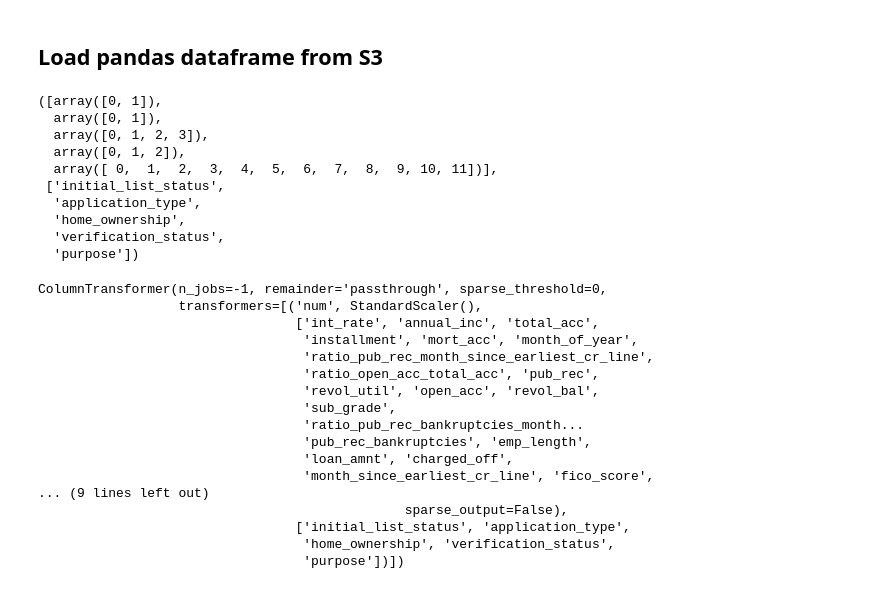
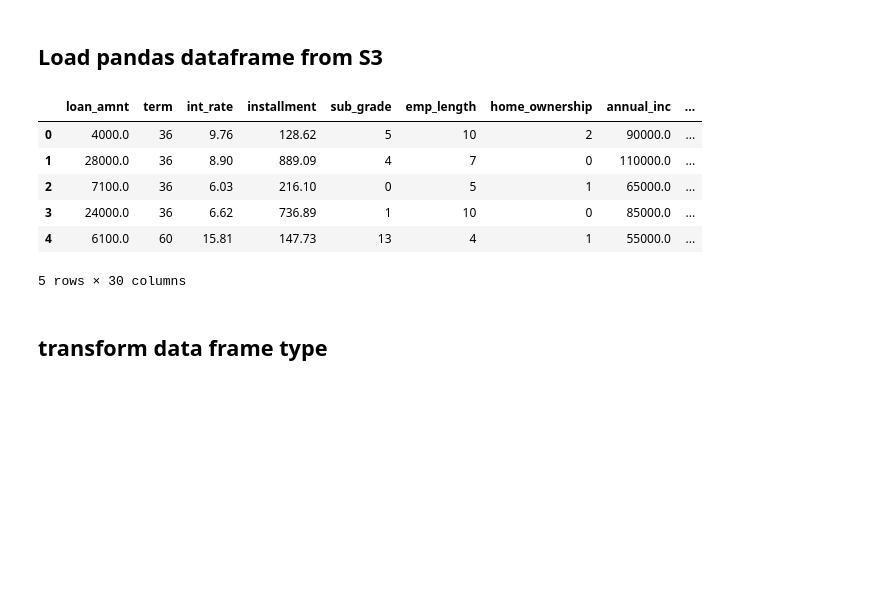
Before and after one commit to serval-uni-lu/idoml-pipeline-example-lcld, a Jupyter notebook: model_training.ipynb, the cells around one changed output. Cells and saved outputs as stored; diff of their text form; code cells hidden in the pictures; blank space fills up the shorter version.

Commit message:
Update Model training and env var for minio

```diff
--- a/model_training.ipynb
+++ b/model_training.ipynb
@@ -25,2 +22,6 @@ FEATURE_FILENAME = 'lcld/feature_data'
+# %%
+MINIO_ENDPOINT = 'http://minio.idoml.precision.uni.lux'
+
+FEATURE_FILENAME = 'lcld/feature_data'
 # %%
 bucket_name = 'datasets'
@@ -31,12 +32,19 @@ filepath = f'{bucket_name}/{CLEANED_FILENAME}.csv'
 df = pd.read_csv(
     f's3://{filepath}',
     storage_options={
-        'key': AWS_ACCESS_KEY_ID,
-        'secret': AWS_SECRET_ACCESS_KEY,
-        'token': None,
         'client_kwargs': {'endpoint_url': MINIO_ENDPOINT}
     }
 )
-# %%
-df = pd.read_csv('feature.csv', index_col=0)
+# %%
+df.head()
+# %% [output]
+|  | loan_amnt | term | int_rate | installment | sub_grade | emp_length | home_ownership | annual_inc | ... |
+| 0 | 4000.0 | 36 | 9.76 | 128.62 | 5 | 10 | 2 | 90000.0 | ... |
+| 1 | 28000.0 | 36 | 8.90 | 889.09 | 4 | 7 | 0 | 110000.0 | ... |
+| 2 | 7100.0 | 36 | 6.03 | 216.10 | 0 | 5 | 1 | 65000.0 | ... |
+| 3 | 24000.0 | 36 | 6.62 | 736.89 | 1 | 10 | 0 | 85000.0 | ... |
+| 4 | 6100.0 | 60 | 15.81 | 147.73 | 13 | 4 | 1 | 55000.0 | ... |
+5 rows × 30 columns
+# %% [markdown]
+## transform data frame type
 # %%
@@ -45,13 +51,0 @@ df.drop('issue_d', axis=1, inplace=True)
-# %%
-cat_range, cat_feature
-# %% [output]
-([array([0, 1]),
-  array([0, 1]),
-  array([0, 1, 2, 3]),
-  array([0, 1, 2]),
-  array([ 0,  1,  2,  3,  4,  5,  6,  7,  8,  9, 10, 11])],
- ['initial_list_status',
-  'application_type',
-  'home_ownership',
-  'verification_status',
-  'purpose'])
@@ -60,7 +52,5 @@ df = df.copy()
 # %%
-
-
-feature = df.columns[:-1]
+feature = df.columns.drop('charged_off')
 
 cat_feature = [
     "initial_list_status",
@@ -80,42 +70,3 @@ for f in cat_feature:
     df[f] = df[f].astype('category')
 
 num_feature = list(set(feature) - set(cat_feature))
-
-transformer = ColumnTransformer(
-    transformers=[
-        ("num", StandardScaler(), num_feature),
-        (
-            "cat",
-            OneHotEncoder(
-                sparse_output=False,
-                handle_unknown="ignore",
-                drop="if_binary",
-                categories=cat_range,
-            ),
-            cat_feature,
-        ),
-    ],
-    sparse_threshold=0,
-    remainder="passthrough",
-    n_jobs=-1,
-)
-
-transformer.fit(df[feature])
-# %% [output]
-ColumnTransformer(n_jobs=-1, remainder='passthrough', sparse_threshold=0,
-                  transformers=[('num', StandardScaler(),
-                                 ['int_rate', 'annual_inc', 'total_acc',
-                                  'installment', 'mort_acc', 'month_of_year',
-                                  'ratio_pub_rec_month_since_earliest_cr_line',
-                                  'ratio_open_acc_total_acc', 'pub_rec',
-                                  'revol_util', 'open_acc', 'revol_bal',
-                                  'sub_grade',
-                                  'ratio_pub_rec_bankruptcies_month...
-                                  'pub_rec_bankruptcies', 'emp_length',
-                                  'loan_amnt', 'charged_off',
-                                  'month_since_earliest_cr_line', 'fico_score',
-... (9 lines left out)
-                                               sparse_output=False),
-                                 ['initial_list_status', 'application_type',
-                                  'home_ownership', 'verification_status',
-                                  'purpose'])])
```
Also changed, not shown: parts of 20 cells of this notebook, 3 other files.
